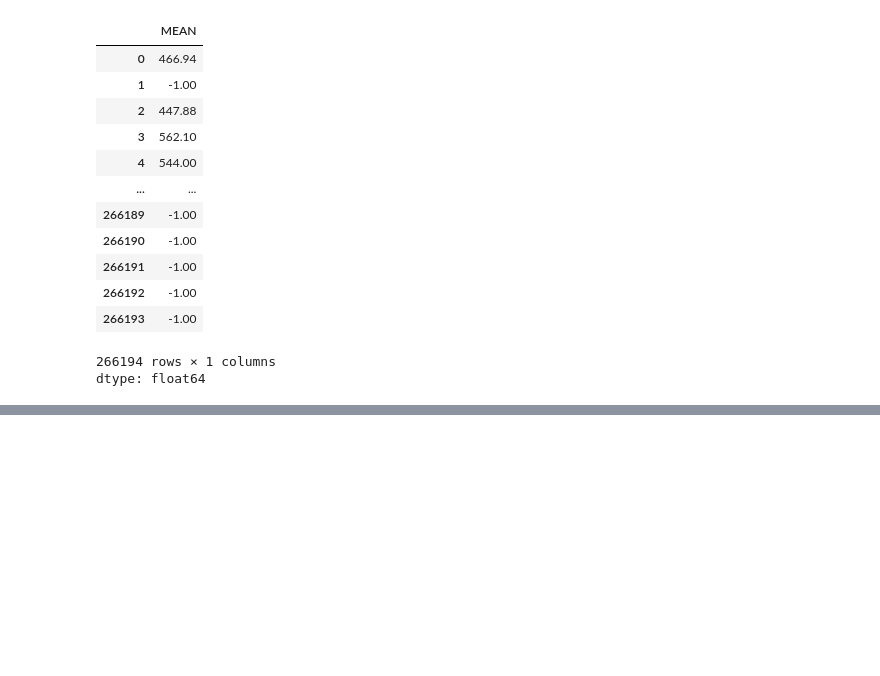
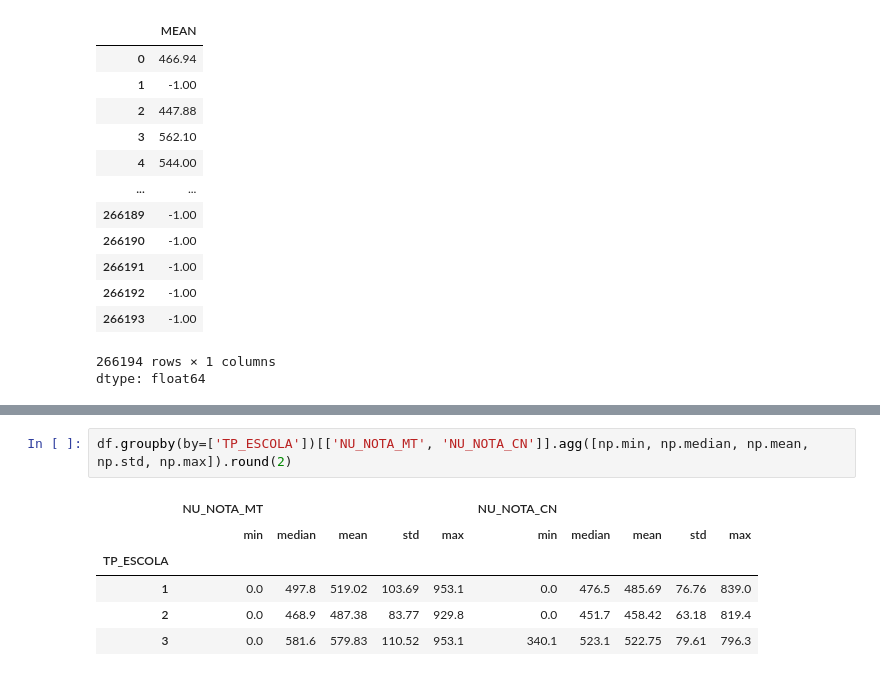
Before and after one commit to leandroclv/python_analise_dados_udemy, a Jupyter notebook: analise_de_dados.ipynb, the cells around one changed output, grey strips where cells are left out. Cells and saved outputs as stored; diff of their text form; blank space fills up the shorter version.

```diff
--- a/analise_de_dados.ipynb
+++ b/analise_de_dados.ipynb
@@ -1112,0 +1162,9 @@ dtype: float64
+# %%
+df.groupby(by=['TP_ESCOLA'])[['NU_NOTA_MT', 'NU_NOTA_CN']].agg([np.min, np.median, np.mean, np.std, np.max]).round(2)
+# %% [output]
+|  | NU_NOTA_MT |  |  |  |  | NU_NOTA_CN |  |  |  |  |
+|  | min | median | mean | std | max | min | median | mean | std | max |
+| TP_ESCOLA |  |  |  |  |  |  |  |  |  |  |
+| 1 | 0.0 | 497.8 | 519.02 | 103.69 | 953.1 | 0.0 | 476.5 | 485.69 | 76.76 | 839.0 |
+| 2 | 0.0 | 468.9 | 487.38 | 83.77 | 929.8 | 0.0 | 451.7 | 458.42 | 63.18 | 819.4 |
+| 3 | 0.0 | 581.6 | 579.83 | 110.52 | 953.1 | 340.1 | 523.1 | 522.75 | 79.61 | 796.3 |
```
Also changed, not shown: parts of 14 cells of this notebook.
